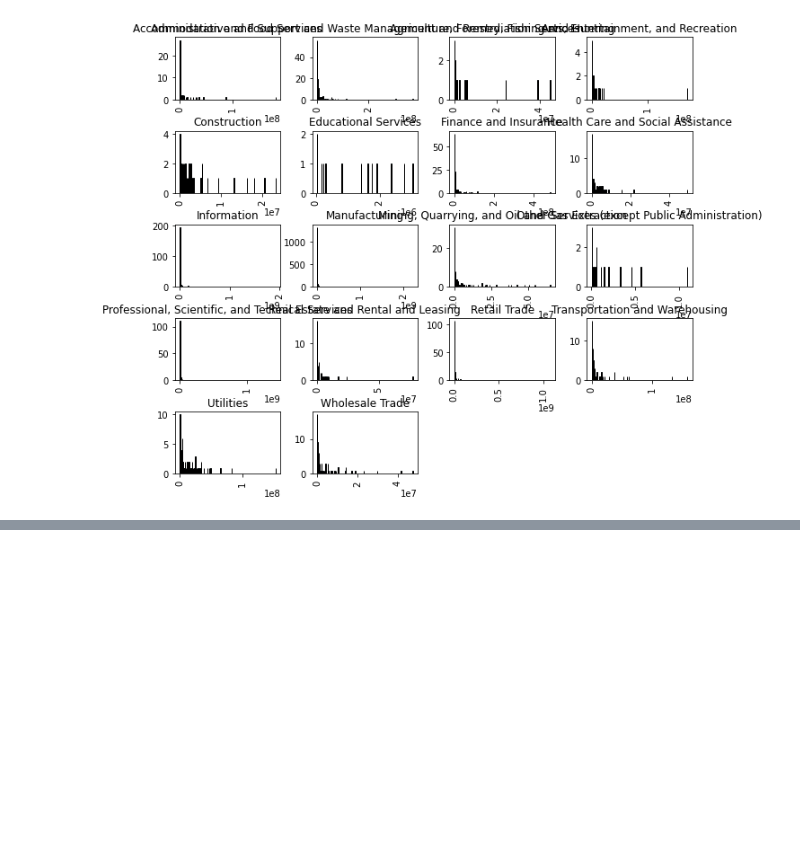
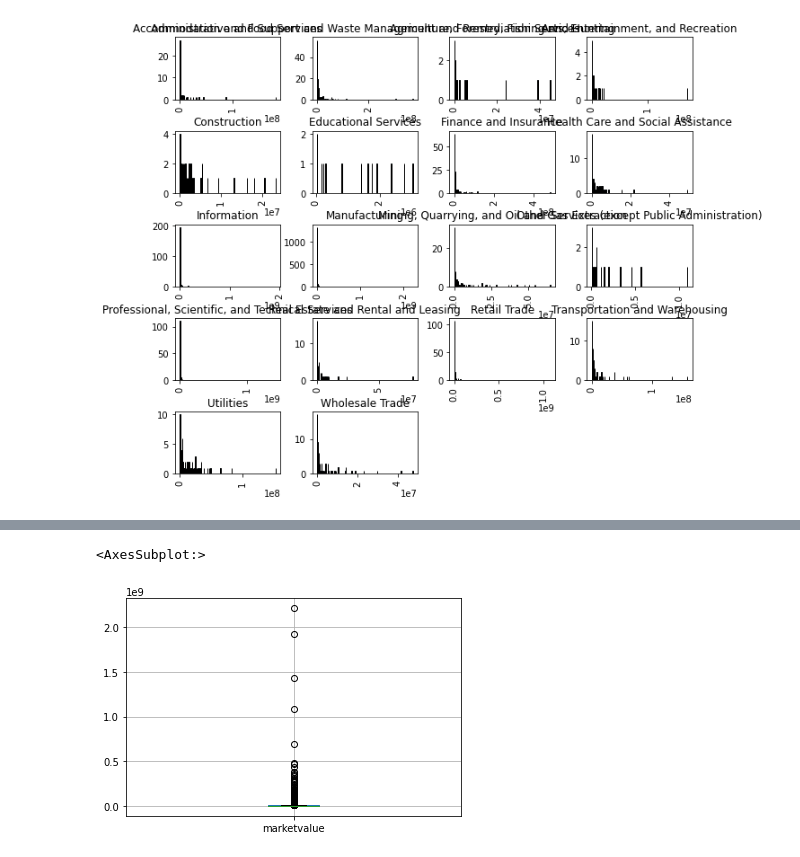
Before and after one commit to AlexReusC/Modulo-1-IA, a Jupyter notebook: portafolio.ipynb, the cells around one changed output, grey strips where cells are left out. Drawn from its saved outputs; the diff is of its cells as text; code cells hidden in the pictures; blank space fills up the shorter version.

```diff
--- a/portafolio.ipynb
+++ b/portafolio.ipynb
@@ -256,0 +326,5 @@ array([[<AxesSubplot:title={'center':'Accommodation and Food Services'}>,
+# %%
+firms_last_quarter.boxplot(column=["marketvalue"])
+# %% [output]
+<AxesSubplot:>
+[figure, added]
```
Also changed, not shown: parts of 16 cells of this notebook.
